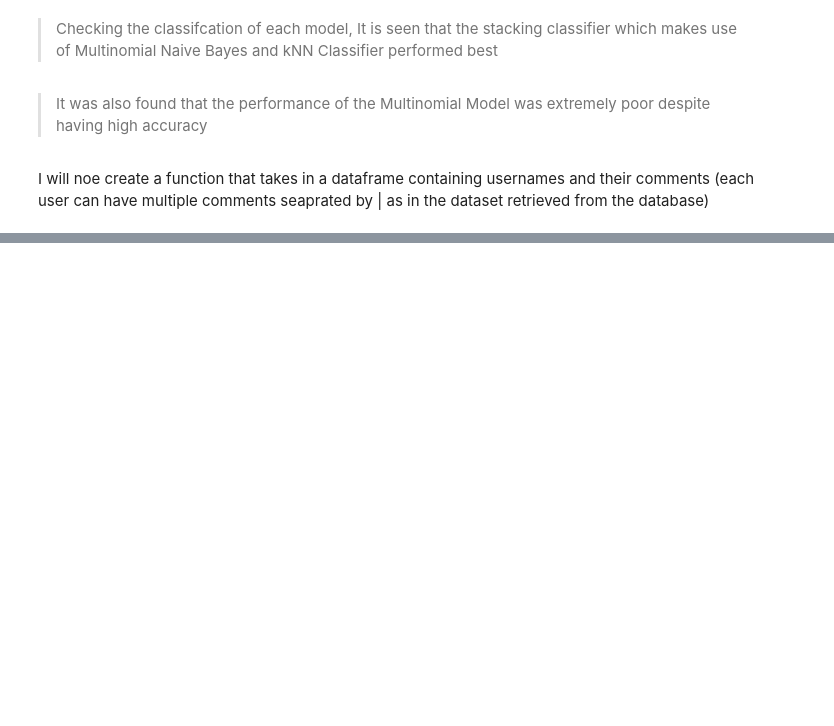
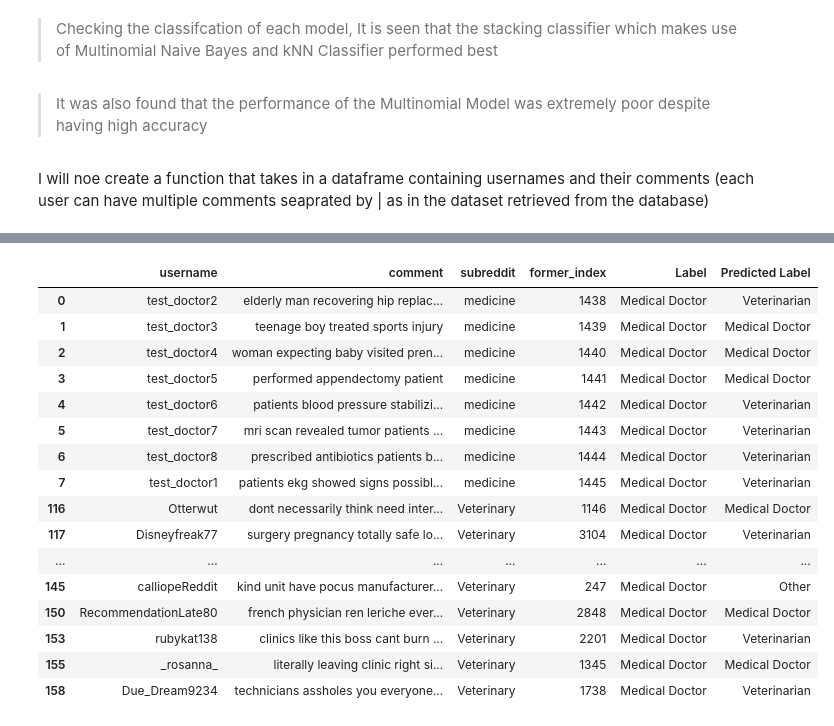
Before and after one commit to usmanadaudu/Doctor-Vet-Classification, a Jupyter notebook: Doctor-vet-classification-model-bulding_new.ipynb, the cells around one changed output, grey strips where cells are left out. Saved outputs shown, nothing was run; the diff lists cells and outputs as text; code cells hidden in the pictures; blank space fills up the shorter version.

```diff
--- a/Doctor-vet-classification-model-bulding_new.ipynb
+++ b/Doctor-vet-classification-model-bulding_new.ipynb
@@ -1749,0 +1618,20 @@ array([[0., 1., 0.],
+# %%
+train_pred[train_pred["Label"] == "Medical Doctor"]
+# %% [output]
+|  | username | comment | subreddit | former_index | Label | Predicted Label |
+| 0 | test_doctor2 | elderly man recovering hip replac... | medicine | 1438 | Medical Doctor | Veterinarian |
+| 1 | test_doctor3 | teenage boy treated sports injury | medicine | 1439 | Medical Doctor | Medical Doctor |
+| 2 | test_doctor4 | woman expecting baby visited pren... | medicine | 1440 | Medical Doctor | Medical Doctor |
+| 3 | test_doctor5 | performed appendectomy patient | medicine | 1441 | Medical Doctor | Medical Doctor |
+| 4 | test_doctor6 | patients blood pressure stabilizi... | medicine | 1442 | Medical Doctor | Veterinarian |
+| 5 | test_doctor7 | mri scan revealed tumor patients ... | medicine | 1443 | Medical Doctor | Veterinarian |
+| 6 | test_doctor8 | prescribed antibiotics patients b... | medicine | 1444 | Medical Doctor | Veterinarian |
+| 7 | test_doctor1 | patients ekg showed signs possibl... | medicine | 1445 | Medical Doctor | Veterinarian |
+| 116 | Otterwut | dont necessarily think need inter... | Veterinary | 1146 | Medical Doctor | Medical Doctor |
+| 117 | Disneyfreak77 | surgery pregnancy totally safe lo... | Veterinary | 3104 | Medical Doctor | Veterinarian |
+| ... | ... | ... | ... | ... | ... | ... |
+| 145 | calliopeReddit | kind unit have pocus manufacturer... | Veterinary | 247 | Medical Doctor | Other |
+| 150 | RecommendationLate80 | french physician ren leriche ever... | Veterinary | 2848 | Medical Doctor | Medical Doctor |
+| 153 | rubykat138 | clinics like this boss cant burn ... | Veterinary | 2201 | Medical Doctor | Veterinarian |
+| 155 | _rosanna_ | literally leaving clinic right si... | Veterinary | 1345 | Medical Doctor | Medical Doctor |
+| 158 | Due_Dream9234 | technicians assholes you everyone... | Veterinary | 1738 | Medical Doctor | Veterinarian |
```
Also changed, not shown: parts of 52 cells of this notebook.
